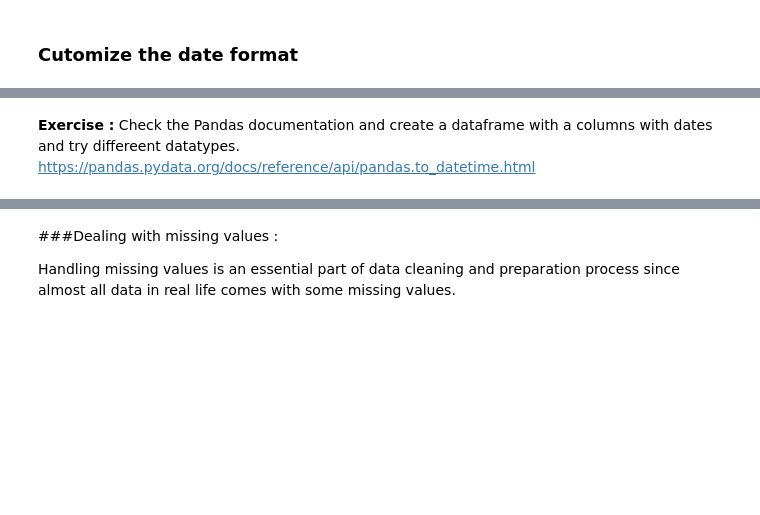
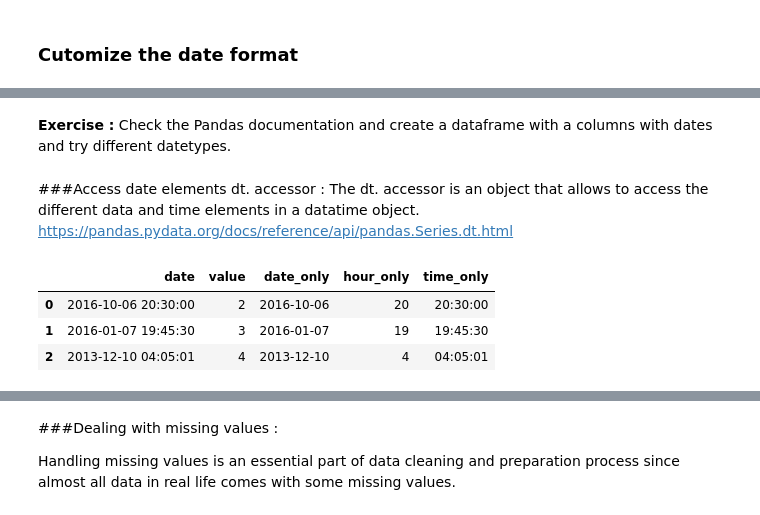
Before and after one commit to rakelup/DESU-IA4PH-Info-PROF, a Jupyter notebook: Introduction_to_Pandas.ipynb, the cells around one changed output, grey strips where cells are left out. Drawn from its saved outputs; the diff is of its cells as text; code cells hidden in the pictures; blank space fills up the shorter version.

```diff
--- a/Introduction_to_Pandas.ipynb
+++ b/Introduction_to_Pandas.ipynb
@@ -134,3 +233,19 @@ df
 # %% [markdown]
-**Exercise :** Check the Pandas documentation and create a dataframe with a columns with dates and try differeent datatypes.
-https://pandas.pydata.org/docs/reference/api/pandas.to_datetime.html
+**Exercise :** Check the Pandas documentation and create a dataframe with a columns with dates and try different datetypes.
+# %% [markdown]
+###Access date elements dt. accessor :
+The dt. accessor is an object that allows to access the different data and time elements in a datatime object.
+https://pandas.pydata.org/docs/reference/api/pandas.Series.dt.html
+# %%
+df['date_only'] = df['date'].dt.date
+
+df['time_only'] = df['date'].dt.time
+
+df['hour_only'] = df['date'].dt.hour
+
+df
+# %% [output]
+|  | date | value | date_only | hour_only | time_only |
+| 0 | 2016-10-06 20:30:00 | 2 | 2016-10-06 | 20 | 20:30:00 |
+| 1 | 2016-01-07 19:45:30 | 3 | 2016-01-07 | 19 | 19:45:30 |
+| 2 | 2013-12-10 04:05:01 | 4 | 2013-12-10 | 4 | 04:05:01 |
```
Also changed, not shown: parts of 53 cells of this notebook.
